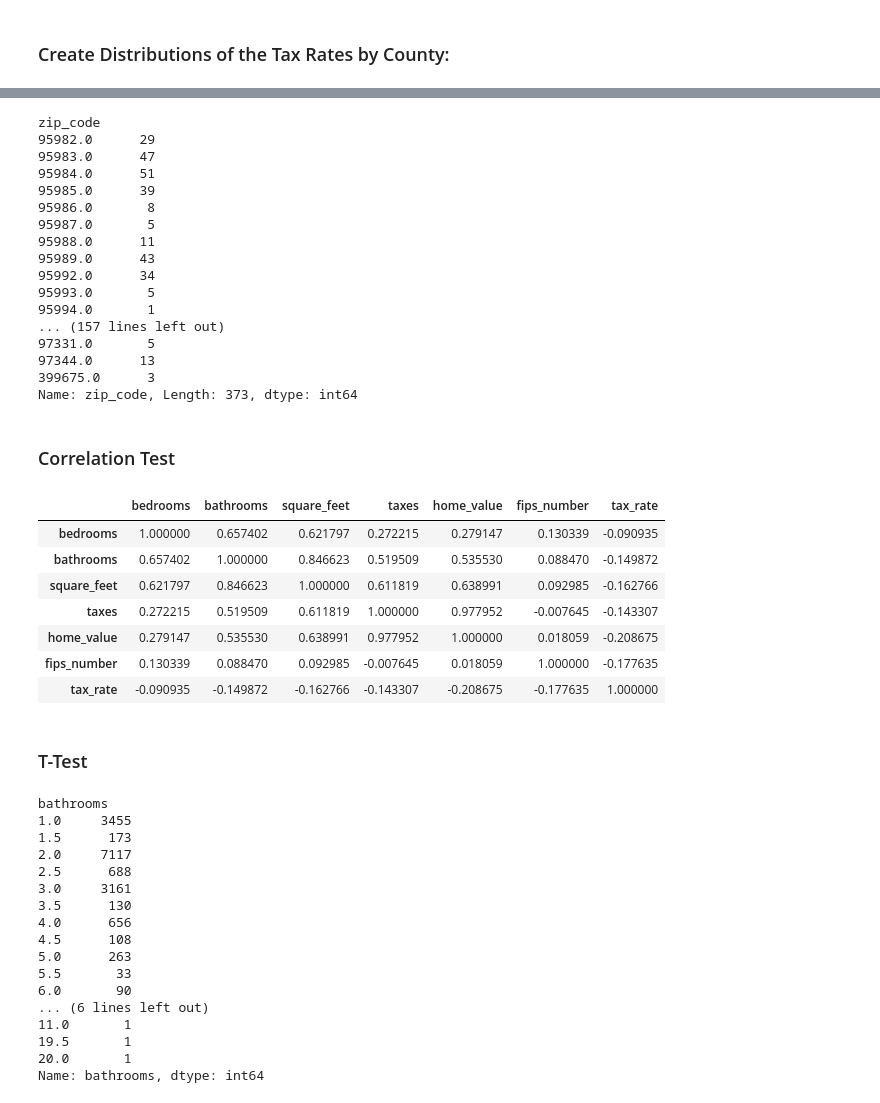
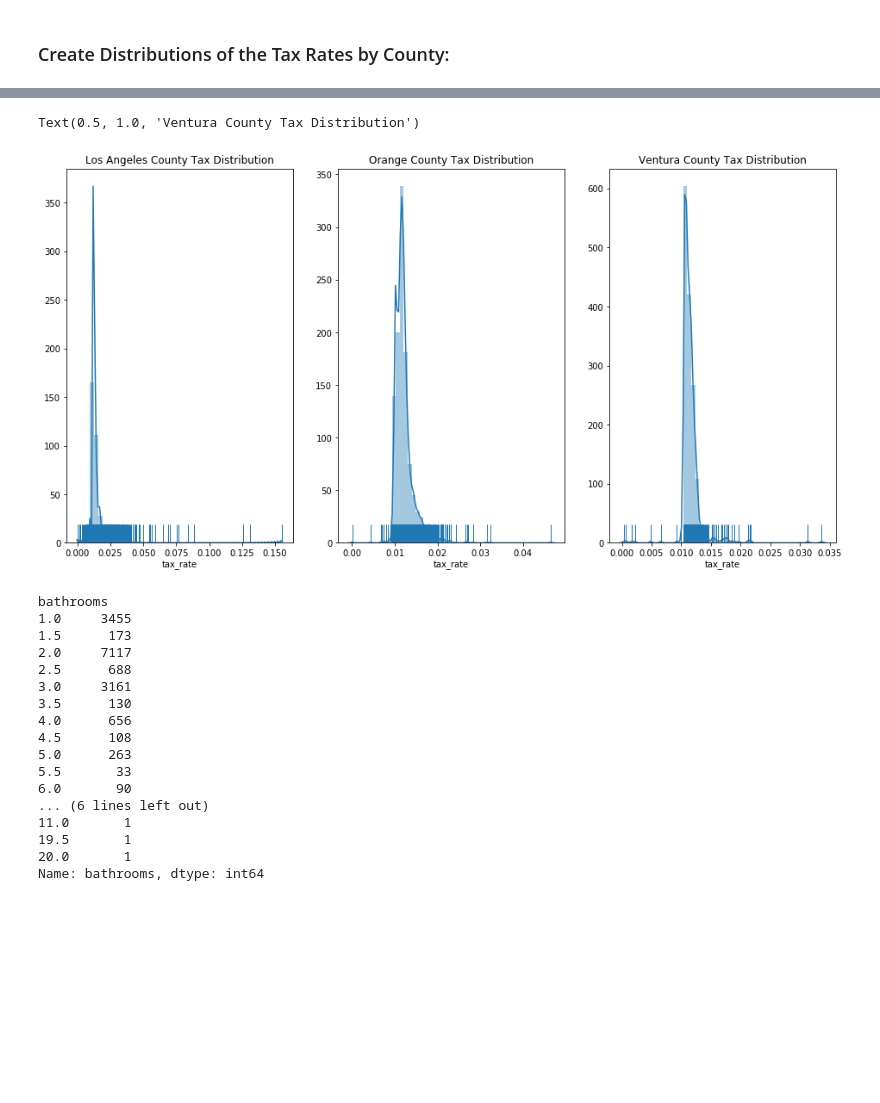
Before and after one commit to faithkane3/zillow_project, a Jupyter notebook: zillow_project_deliverable.ipynb, the cells around one changed output, grey strips where cells are left out. Saved outputs shown, nothing was run; the diff lists cells and outputs as text; code cells hidden in the pictures; blank space fills up the shorter version.

Commit message:
Commit notebook complete through county tax distributions. Almost there...

```diff
--- a/zillow_project_deliverable.ipynb
+++ b/zillow_project_deliverable.ipynb
@@ -114,38 +105,26 @@ Name: tax_rate, dtype: int64
-# %%
-df.groupby("zip_code").zip_code.count()
-# %% [output]
-zip_code
-95982.0      29
-95983.0      47
-95984.0      51
-95985.0      39
-95986.0       8
-95987.0       5
-95988.0      11
-95989.0      43
-95992.0      34
-95993.0       5
-95994.0       1
-... (157 lines left out)
-97331.0       5
-97344.0      13
-399675.0      3
-Name: zip_code, Length: 373, dtype: int64
-# %% [markdown]
-### Correlation Test
-# %%
-df.corr()
-# %% [output]
-|  | bedrooms | bathrooms | square_feet | taxes | home_value | fips_number | tax_rate |
-| bedrooms | 1.000000 | 0.657402 | 0.621797 | 0.272215 | 0.279147 | 0.130339 | -0.090935 |
-| bathrooms | 0.657402 | 1.000000 | 0.846623 | 0.519509 | 0.535530 | 0.088470 | -0.149872 |
-| square_feet | 0.621797 | 0.846623 | 1.000000 | 0.611819 | 0.638991 | 0.092985 | -0.162766 |
-| taxes | 0.272215 | 0.519509 | 0.611819 | 1.000000 | 0.977952 | -0.007645 | -0.143307 |
-| home_value | 0.279147 | 0.535530 | 0.638991 | 0.977952 | 1.000000 | 0.018059 | -0.208675 |
-| fips_number | 0.130339 | 0.088470 | 0.092985 | -0.007645 | 0.018059 | 1.000000 | -0.177635 |
-| tax_rate | -0.090935 | -0.149872 | -0.162766 | -0.143307 | -0.208675 | -0.177635 | 1.000000 |
-# %% [markdown]
-### T-Test
+# %%
+county_mean_tax_rate = pd.DataFrame(df.groupby("county_name").tax_rate.mean())
+county_count = pd.DataFrame(df.groupby("county_name").tax_rate.count())
+county_count
+county_mean_tax_rate
+los_angeles_tax_dist = df[df.county_name == "Los Angeles"].tax_rate
+orange_tax_dist = df[df.county_name == "Orange"].tax_rate
+ventura_tax_dist = df[df.county_name == "Ventura"].tax_rate
+# %%
+
+plt.figure(figsize=(16,8))
+plt.subplot(1,3,1)
+sns.distplot(los_angeles_tax_dist, bins=50, kde=True, rug=True)
+plt.title("Los Angeles County Tax Distribution")
+plt.subplot(1,3,2)
+sns.distplot(orange_tax_dist, bins=50, kde=True, rug=True)
+plt.title("Orange County Tax Distribution")
+plt.subplot(1,3,3)
+sns.distplot(ventura_tax_dist, bins=50, kde=True, rug=True)
+plt.title("Ventura County Tax Distribution")
+# %% [output]
+Text(0.5, 1.0, 'Ventura County Tax Distribution')
+[figure, added]
 # %%
 df.groupby("bedrooms").bedrooms.count()
 df.groupby("bathrooms").bathrooms.count()
```
Also changed, not shown: parts of 13 cells of this notebook.
